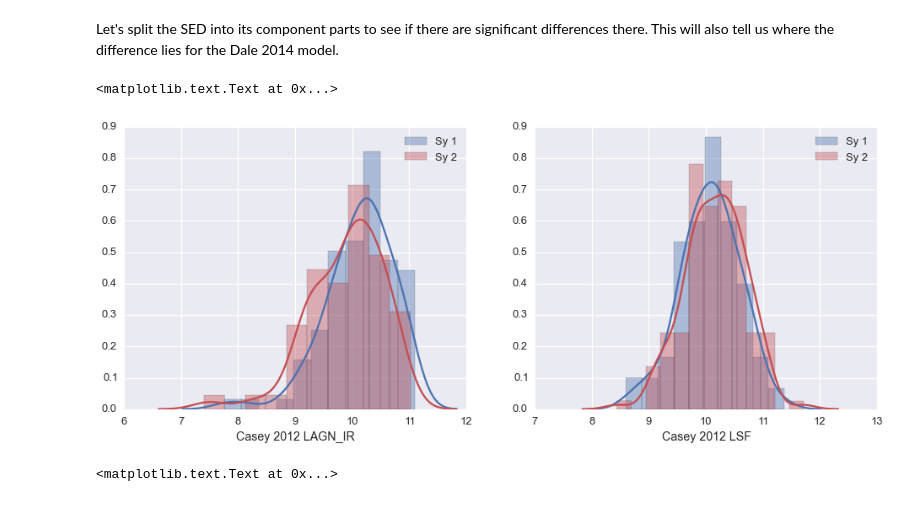
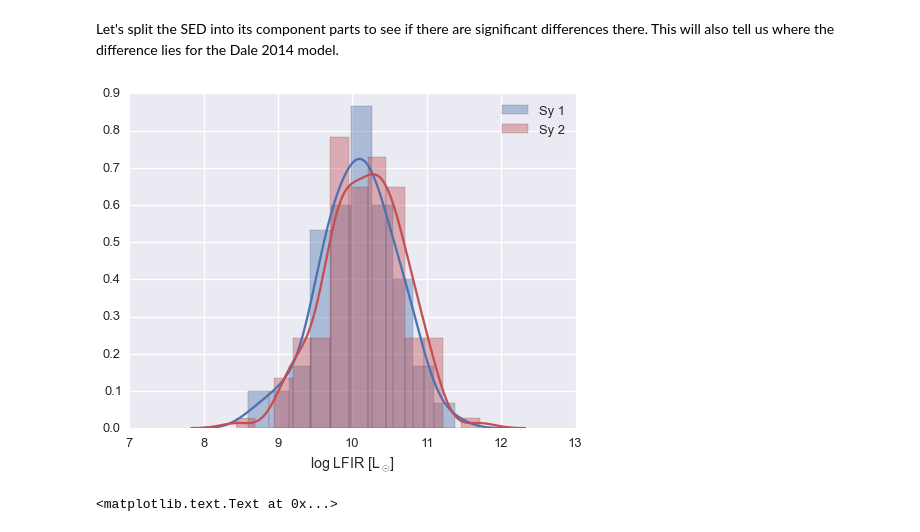
Before and after one commit to ttshimiz/bat-agn-sed-fitting, a Jupyter notebook: analysis/ipython_notebooks/compare-seyfert-types.ipynb, the cells around one changed output. Saved outputs shown, nothing was run; the diff lists cells and outputs as text; code cells hidden in the pictures.

```diff
--- a/analysis/ipython_notebooks/compare-seyfert-types.ipynb
+++ b/analysis/ipython_notebooks/compare-seyfert-types.ipynb
@@ -151,19 +151,19 @@ bat_dale14['LSF'] = np.log10((1-bat_dale14['agn_frac'])*10**(bat_dale14['lir_tot
 # %%
 fig = plt.figure(figsize=(8, 6))
 #ax1 = fig.add_subplot(121)
 #sn.distplot(bat_casey.loc[(bat_casey['Sy_Type'] == 'Sy 1') & np.isfinite(bat_casey['LAGN_IR']), 'LAGN_IR'], color='b', ax=ax1)
 #sn.distplot(bat_casey.loc[(bat_casey['Sy_Type'] == 'Sy 2') & np.isfinite(bat_casey['LAGN_IR']), 'LAGN_IR'], color='r', ax=ax1)
 #ax1.legend(['Sy 1', 'Sy 2'])
 #ax1.set_xlabel('Casey 2012 LAGN_IR')
 
 ax2 = fig.add_subplot(111)
 sn.distplot(bat_casey.loc[(bat_casey['Sy_Type'] == 'Sy 1'), 'LSF'], color='b', ax=ax2)
 sn.distplot(bat_casey.loc[(bat_casey['Sy_Type'] == 'Sy 2'), 'LSF'], color='r', ax=ax2)
 ax2.legend(['Sy 1', 'Sy 2'])
-ax2.set_xlabel('log LFIR [L$_{sun}$]')
+ax2.set_xlabel(r'log LFIR [L$_{\odot}$]')
+fig.savefig('/Users/ttshimiz/Dropbox/Research/Talks/CFA_Oct15/lfir_seyferts.pdf', bbox_inches='tight')
 # %% [output]
-<matplotlib.text.Text at 0x...>
-[figure, old version]
+[figure, new version]
 # %%
 fig = plt.figure(figsize=(16, 6))
 ax1 = fig.add_subplot(121)
```
Also changed, not shown: parts of 22 cells of this notebook.
